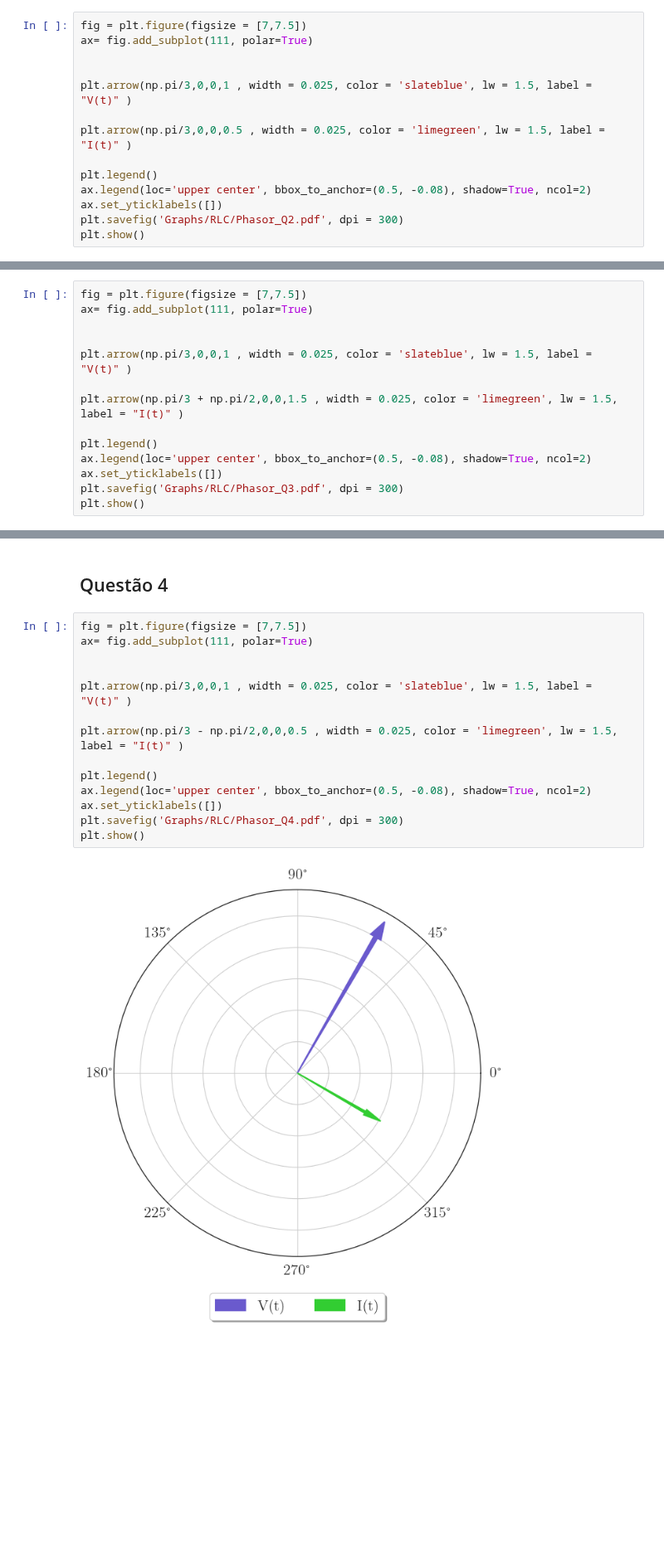
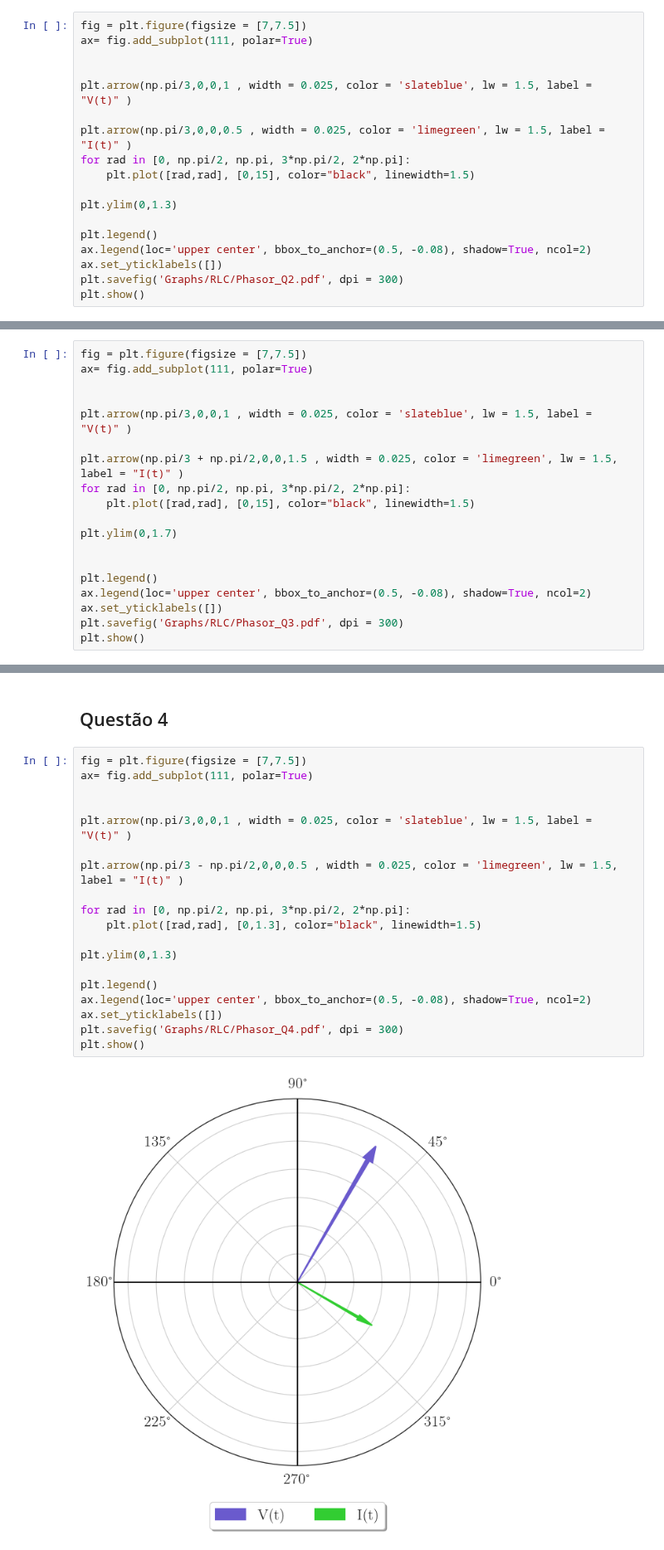
Before and after one commit to viniciusrocca/College_Codes, a Jupyter notebook: Lab_Ondulatoria/RLC_Circuit.ipynb, the cells around one changed output, grey strips where cells are left out. Shown at 83% size. Drawn from its saved outputs; the diff is of its cells as text; blank space fills up the shorter version.

```diff
--- a/Lab_Ondulatoria/RLC_Circuit.ipynb
+++ b/Lab_Ondulatoria/RLC_Circuit.ipynb
@@ -38,6 +38,10 @@ ax= fig.add_subplot(111, polar=True)
 plt.arrow(np.pi/3,0,0,1 , width = 0.025, color = 'slateblue', lw = 1.5, label = "V(t)" )
 
 plt.arrow(np.pi/3,0,0,0.5 , width = 0.025, color = 'limegreen', lw = 1.5, label = "I(t)" )
+for rad in [0, np.pi/2, np.pi, 3*np.pi/2, 2*np.pi]:
+    plt.plot([rad,rad], [0,15], color="black", linewidth=1.5)
+
+plt.ylim(0,1.3)
 
 plt.legend()
 ax.legend(loc='upper center', bbox_to_anchor=(0.5, -0.08), shadow=True, ncol=2)
@@ -56,6 +60,11 @@ ax= fig.add_subplot(111, polar=True)
 plt.arrow(np.pi/3,0,0,1 , width = 0.025, color = 'slateblue', lw = 1.5, label = "V(t)" )
 
 plt.arrow(np.pi/3 + np.pi/2,0,0,1.5 , width = 0.025, color = 'limegreen', lw = 1.5, label = "I(t)" )
+for rad in [0, np.pi/2, np.pi, 3*np.pi/2, 2*np.pi]:
+    plt.plot([rad,rad], [0,15], color="black", linewidth=1.5)
+
+plt.ylim(0,1.7)
+
 
 plt.legend()
 ax.legend(loc='upper center', bbox_to_anchor=(0.5, -0.08), shadow=True, ncol=2)
@@ -69,16 +78,21 @@ plt.show()
 # %%
 fig = plt.figure(figsize = [7,7.5])
 ax= fig.add_subplot(111, polar=True)
 
 
 plt.arrow(np.pi/3,0,0,1 , width = 0.025, color = 'slateblue', lw = 1.5, label = "V(t)" )
 
 plt.arrow(np.pi/3 - np.pi/2,0,0,0.5 , width = 0.025, color = 'limegreen', lw = 1.5, label = "I(t)" )
 
+for rad in [0, np.pi/2, np.pi, 3*np.pi/2, 2*np.pi]:
+    plt.plot([rad,rad], [0,1.3], color="black", linewidth=1.5)
+
+plt.ylim(0,1.3)
+
 plt.legend()
 ax.legend(loc='upper center', bbox_to_anchor=(0.5, -0.08), shadow=True, ncol=2)
 ax.set_yticklabels([])
 plt.savefig('Graphs/RLC/Phasor_Q4.pdf', dpi = 300)
 plt.show()
 # %% [output]
-[figure, old version]
+[figure, new version]
```
Also changed, not shown: parts of 6 cells of this notebook.
